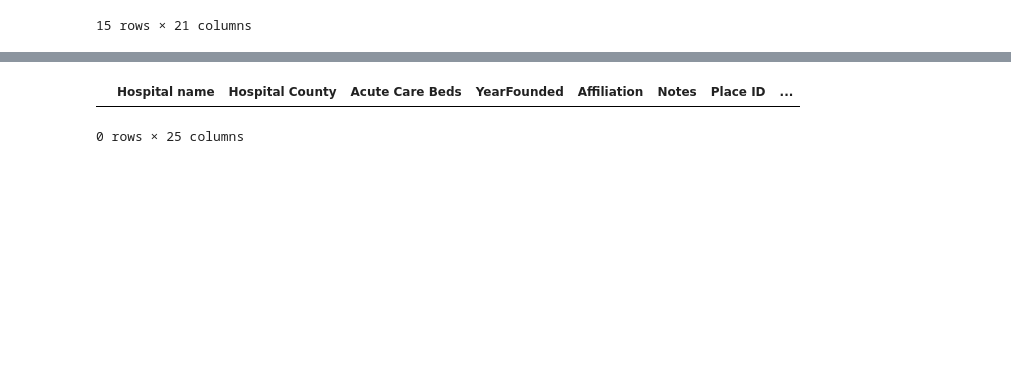
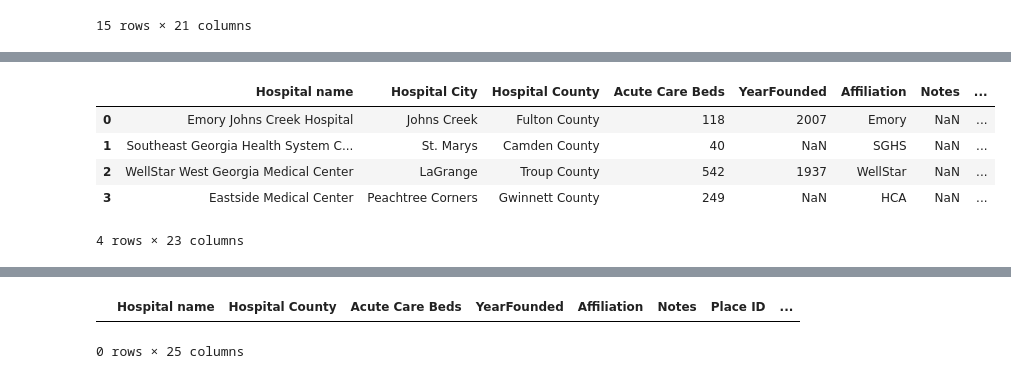
Before and after one commit to jtilenis/Data_Scavengers, a Jupyter notebook: hospital_api.ipynb, the cells around one changed output, grey strips where cells are left out. Cells and saved outputs as stored; diff of their text form; code cells hidden in the pictures; blank space fills up the shorter version.

```diff
--- a/hospital_api.ipynb
+++ b/hospital_api.ipynb
@@ -487 +488,12 @@ city_map
+# %%
+#Mapping in updated city names
+updated_city_names = pd.merge(unjoined, city_map, how = 'inner', left_on = 'Hospital City', right_on = 'city_map_old')
+updated_city_names
+# %% [output]
+|  | Hospital name | Hospital City | Hospital County | Acute Care Beds | YearFounded | Affiliation | Notes | ... |
+| 0 | Emory Johns Creek Hospital | Johns Creek | Fulton County | 118 | 2007 | Emory | NaN | ... |
+| 1 | Southeast Georgia Health System C... | St. Marys | Camden County | 40 | NaN | SGHS | NaN | ... |
+| 2 | WellStar West Georgia Medical Center | LaGrange | Troup County | 542 | 1937 | WellStar | NaN | ... |
+| 3 | Eastside Medical Center | Peachtree Corners | Gwinnett County | 249 | NaN | HCA | NaN | ... |
+4 rows × 23 columns
 # %%
```
Also changed, not shown: parts of 18 cells of this notebook, 19 other files.
